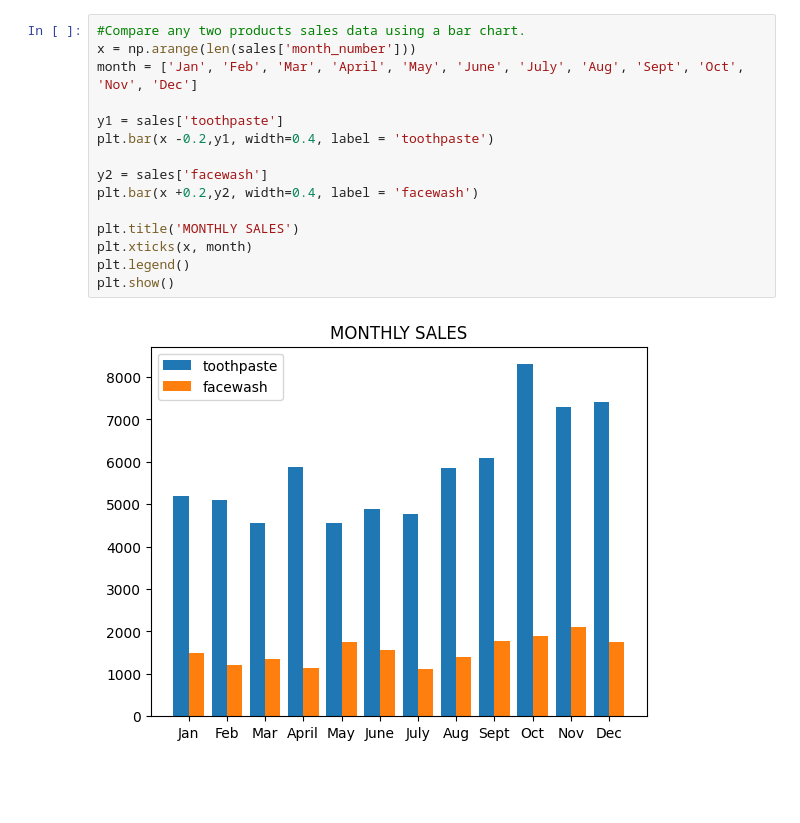
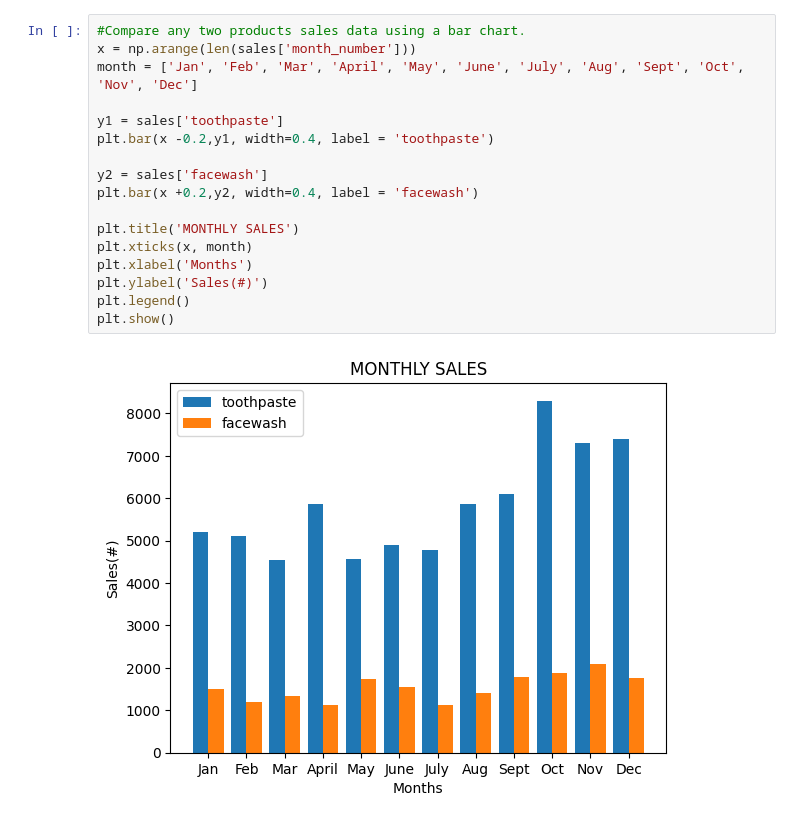
Before and after one commit to Anelawrence/Assignments, a Jupyter notebook: module7_lesson3.ipynb, the cells around one changed output. Saved outputs shown, nothing was run; the diff lists cells and outputs as text; blank space fills up the shorter version.

Commit message:
Data Visualization wk7

```diff
--- a/module7_lesson3.ipynb
+++ b/module7_lesson3.ipynb
@@ -22,20 +15,22 @@ sales
 # %%
 #Compare any two products sales data using a bar chart.
 x = np.arange(len(sales['month_number']))
 month = ['Jan', 'Feb', 'Mar', 'April', 'May', 'June', 'July', 'Aug', 'Sept', 'Oct', 'Nov', 'Dec']
 
 y1 = sales['toothpaste']
 plt.bar(x -0.2,y1, width=0.4, label = 'toothpaste')
 
 y2 = sales['facewash']
 plt.bar(x +0.2,y2, width=0.4, label = 'facewash')
 
 plt.title('MONTHLY SALES')
 plt.xticks(x, month)
+plt.xlabel('Months')
+plt.ylabel('Sales(#)')
 plt.legend()
 plt.show()
 # %% [output]
-[figure, old version]
+[figure, new version]
 # %%
 #Assuming the average monthly sales of bathing soap is 10k,
 #visualize the sales data of bathing soap of all months, showing how they differ from the average sale.
```
Also changed, not shown: parts of 5 cells of this notebook, 2 other files.
